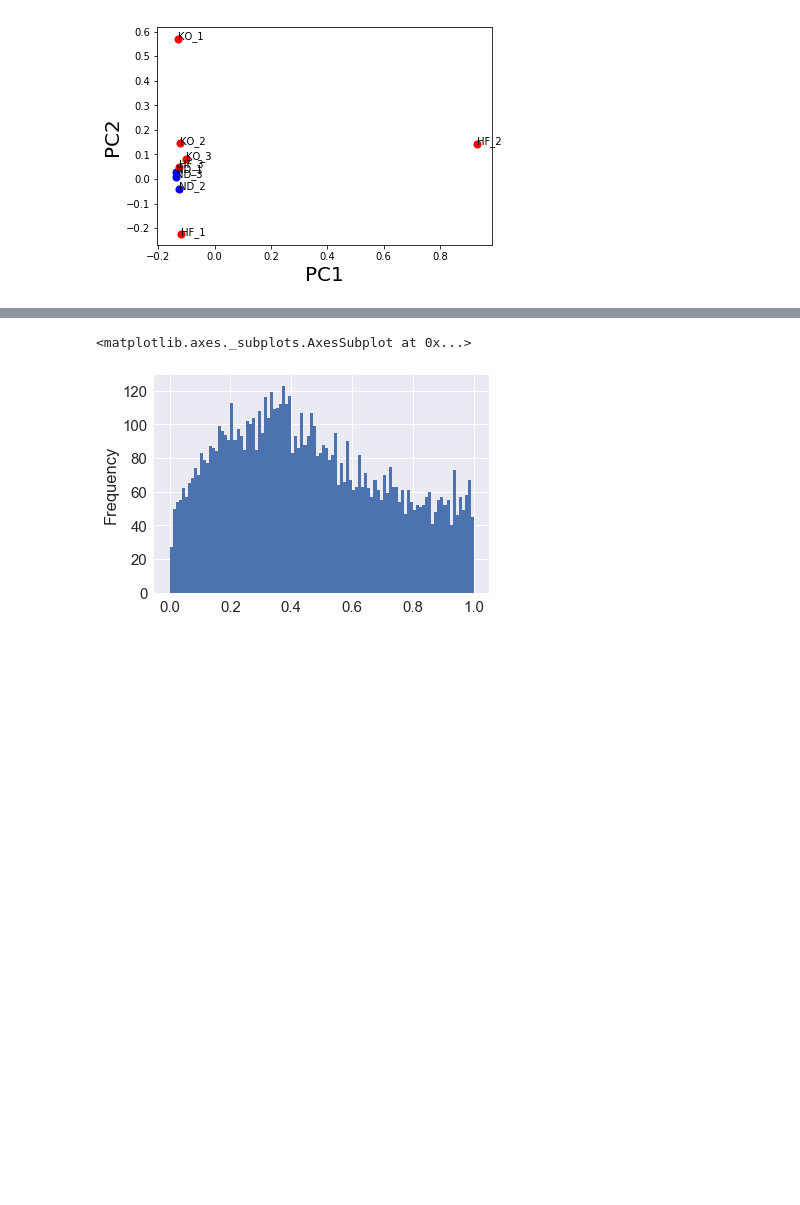
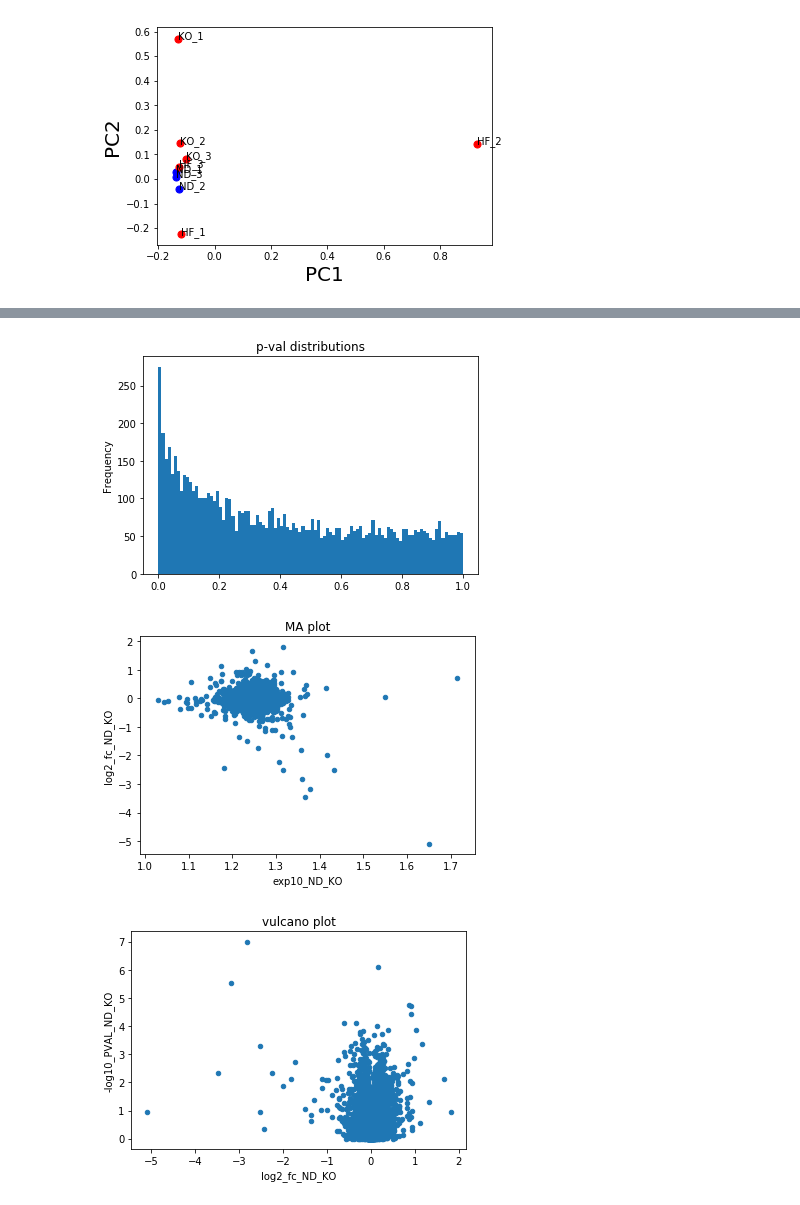
Before and after one commit to mtinti/jennie_analysis, a Jupyter notebook: analysis-hypo.ipynb, the cells around one changed output, grey strips where cells are left out. Saved outputs shown, nothing was run; the diff lists cells and outputs as text; code cells hidden in the pictures; blank space fills up the shorter version.

```diff
--- a/analysis-hypo.ipynb
+++ b/analysis-hypo.ipynb
@@ -76,12 +88,9 @@ norm_df.reset_index(drop=True).sort_values('log2_fc_HF_ND',ascending=False).head
 # %%
-#t-test between normal diet and high fat diet
+#t-test between normal diet and KO - high fat diet
 from scipy.stats import ttest_ind
-onesample_results = ttest_ind(norm_df[['ND_1','ND_2','ND_3']].T, norm_df[['HF_1','HF_2','HF_3']].T)
-norm_df['T_ND_HF']=onesample_results[0]
-norm_df['PVAL_ND_HF']=onesample_results[1]
+onesample_results = ttest_ind(norm_df[['ND_1','ND_2','ND_3']].T, norm_df[['KO_1','KO_2','KO_3']].T)
+utilities.make_analysis(norm_df, onesample_results, tag='ND_KO')
+# %% [output]
+[figure, added]
+[figure, added]
+[figure, added]
-# %%
-#p-value distributions
-norm_df['PVAL_ND_HF'].plot(kind='hist',bins=100)
-# %% [output]
-<matplotlib.axes._subplots.AxesSubplot at 0x...>
-[figure, removed]
```
Also changed, not shown: parts of 18 cells of this notebook, 8 other files.
